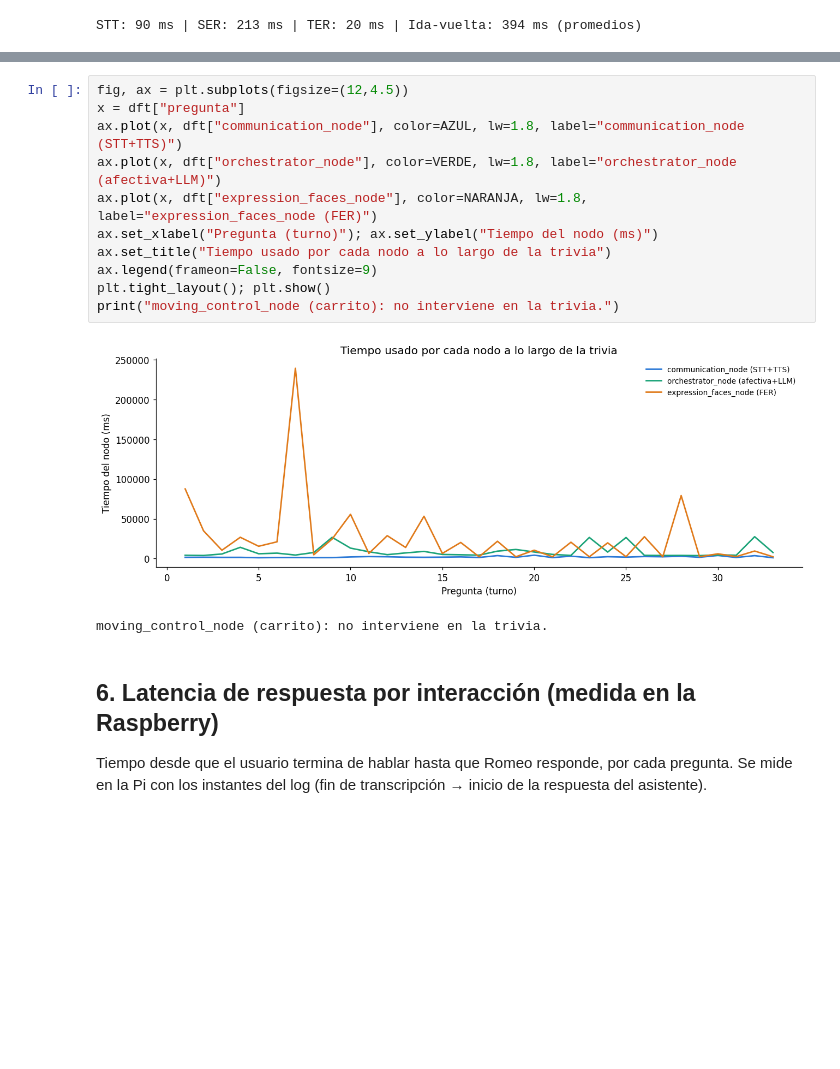
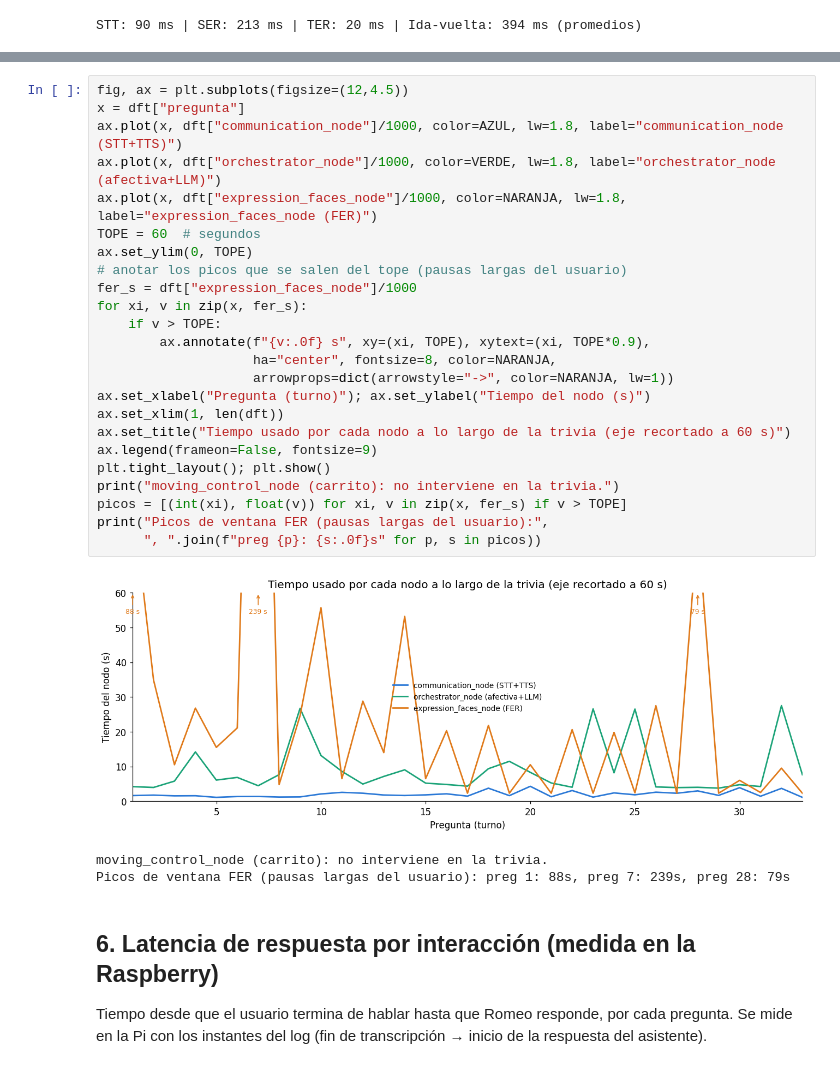
Before and after one commit to Adr4563/ARFORD, a Jupyter notebook: pruebas/metricas_sesion4/metricas_trivia_romeo.ipynb, the cells around one changed output, grey strips where cells are left out. Drawn from its saved outputs; the diff is of its cells as text; blank space fills up the shorter version.

Commit message:
Notebook sesion4: recortar eje a 60s en graficas de nodo y FER, anotar picos de pausa larga del usuario

```diff
--- a/pruebas/metricas_sesion4/metricas_trivia_romeo.ipynb
+++ b/pruebas/metricas_sesion4/metricas_trivia_romeo.ipynb
@@ -231,17 +237,31 @@ STT: 90 ms | SER: 213 ms | TER: 20 ms | Ida-vuelta: 394 ms (promedios)
 # %%
 fig, ax = plt.subplots(figsize=(12,4.5))
 x = dft["pregunta"]
-ax.plot(x, dft["communication_node"], color=AZUL, lw=1.8, label="communication_node (STT+TTS)")
-ax.plot(x, dft["orchestrator_node"], color=VERDE, lw=1.8, label="orchestrator_node (afectiva+LLM)")
-ax.plot(x, dft["expression_faces_node"], color=NARANJA, lw=1.8, label="expression_faces_node (FER)")
-ax.set_xlabel("Pregunta (turno)"); ax.set_ylabel("Tiempo del nodo (ms)")
-ax.set_title("Tiempo usado por cada nodo a lo largo de la trivia")
+ax.plot(x, dft["communication_node"]/1000, color=AZUL, lw=1.8, label="communication_node (STT+TTS)")
+ax.plot(x, dft["orchestrator_node"]/1000, color=VERDE, lw=1.8, label="orchestrator_node (afectiva+LLM)")
+ax.plot(x, dft["expression_faces_node"]/1000, color=NARANJA, lw=1.8, label="expression_faces_node (FER)")
+TOPE = 60  # segundos
+ax.set_ylim(0, TOPE)
+# anotar los picos que se salen del tope (pausas largas del usuario)
+fer_s = dft["expression_faces_node"]/1000
+for xi, v in zip(x, fer_s):
+    if v > TOPE:
+        ax.annotate(f"{v:.0f} s", xy=(xi, TOPE), xytext=(xi, TOPE*0.9),
+                    ha="center", fontsize=8, color=NARANJA,
+                    arrowprops=dict(arrowstyle="->", color=NARANJA, lw=1))
+ax.set_xlabel("Pregunta (turno)"); ax.set_ylabel("Tiempo del nodo (s)")
+ax.set_xlim(1, len(dft))
+ax.set_title("Tiempo usado por cada nodo a lo largo de la trivia (eje recortado a 60 s)")
 ax.legend(frameon=False, fontsize=9)
 plt.tight_layout(); plt.show()
 print("moving_control_node (carrito): no interviene en la trivia.")
+picos = [(int(xi), float(v)) for xi, v in zip(x, fer_s) if v > TOPE]
+print("Picos de ventana FER (pausas largas del usuario):",
+      ", ".join(f"preg {p}: {s:.0f}s" for p, s in picos))
 # %% [output]
-[figure, old version]
+[figure, new version]
 moving_control_node (carrito): no interviene en la trivia.
+Picos de ventana FER (pausas largas del usuario): preg 1: 88s, preg 7: 239s, preg 28: 79s
 # %% [markdown]
 ## 6. Latencia de respuesta por interacción (medida en la Raspberry)
 
```
Also changed, not shown: parts of 4 cells of this notebook, 1 other file.
